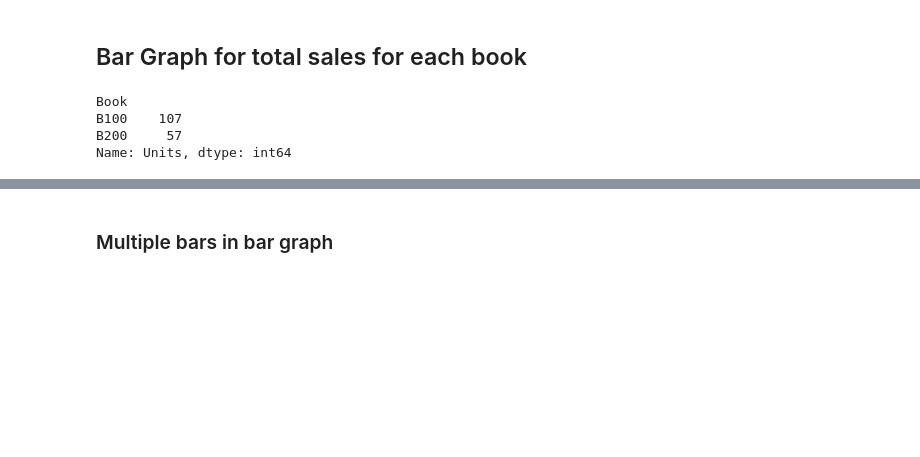
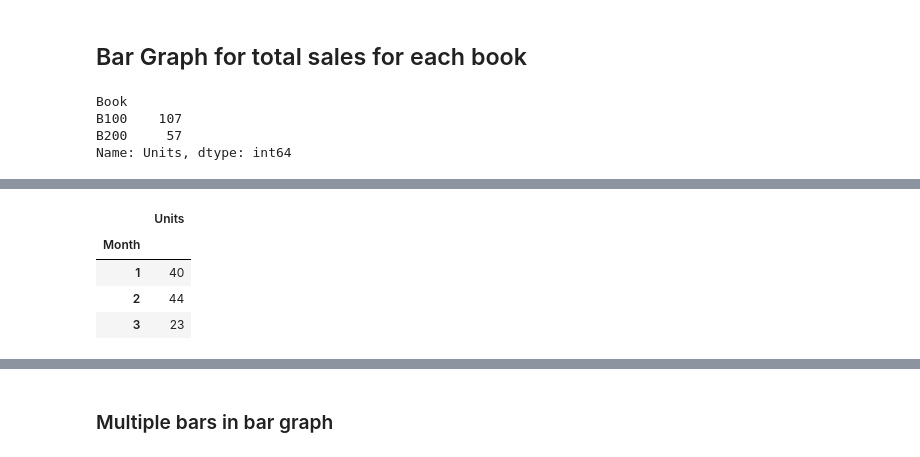
Before and after one commit to srikanthpragada/DataScience_21_JAN_2019, a Jupyter notebook: matplotlib_demo.ipynb, the cells around one changed output, grey strips where cells are left out. Drawn from its saved outputs; the diff is of its cells as text; code cells hidden in the pictures; blank space fills up the shorter version.

```diff
--- a/matplotlib_demo.ipynb
+++ b/matplotlib_demo.ipynb
@@ -186,0 +216,11 @@ Text(0,0.5,'No. of units sold')
+# %%
+# Prepare data
+b100 = sales.loc[sales['Book'] == 'B100', : ].groupby('Month').sum()
+b200 = sales.loc[sales['Book'] == 'B200', : ].groupby('Month').sum()
+b100
+# %% [output]
+|  | Units |
+| Month |  |
+| 1 | 40 |
+| 2 | 44 |
+| 3 | 23 |
```
Also changed, not shown: parts of 12 cells of this notebook.
